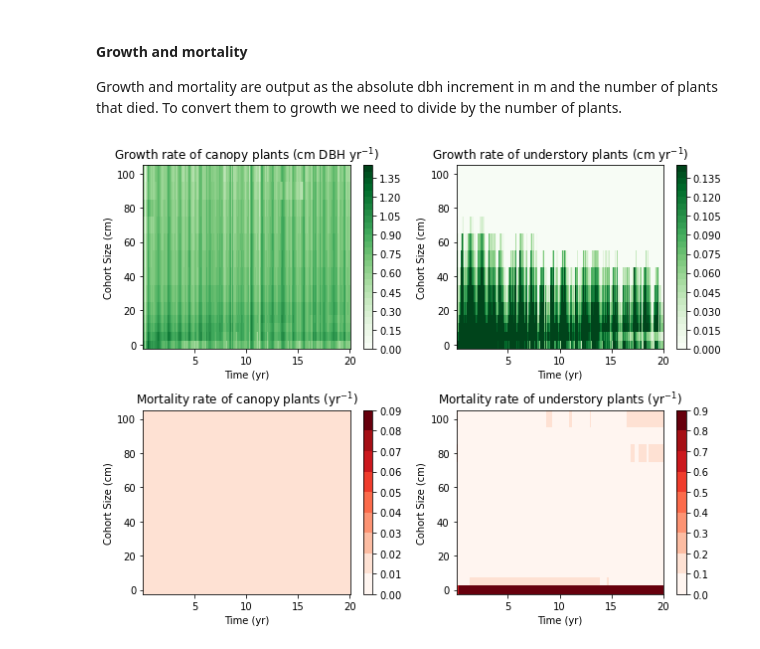
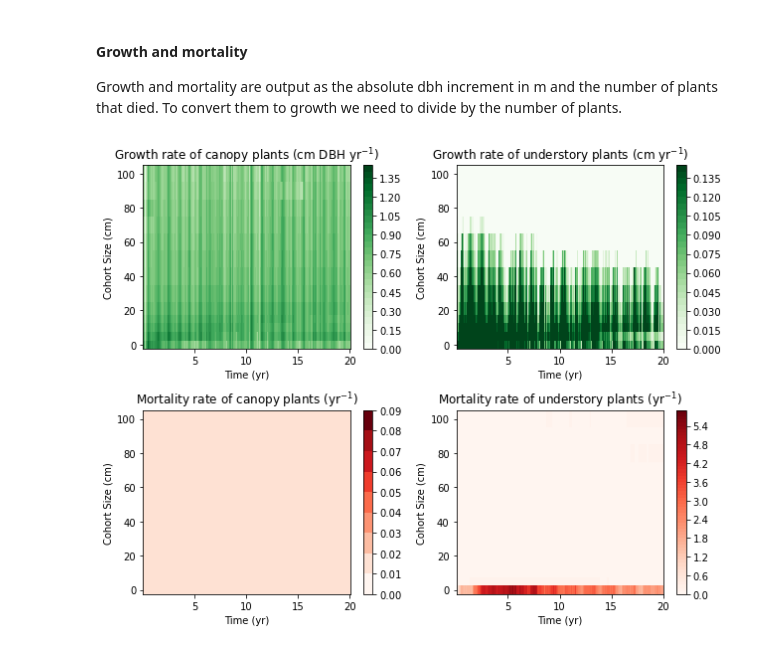
Before and after one commit to NGEET/fates-tutorial, a Jupyter notebook: fates-tutorial-jupyter-book/Lesson3_python_version.ipynb, the cells around one changed output. Saved outputs shown, nothing was run; the diff lists cells and outputs as text; code cells hidden in the pictures.

```diff
--- a/fates-tutorial-jupyter-book/Lesson3_python_version.ipynb
+++ b/fates-tutorial-jupyter-book/Lesson3_python_version.ipynb
@@ -175,32 +175,32 @@ f3ax0.set_ylabel('Cohort Size (cm)')
 levels = np.arange(0.,0.15, 0.005)
 cmap = plt.get_cmap('Greens')
 norm = BoundaryNorm(levels, ncolors=cmap.N, clip=True)
 im = f3ax1.pcolormesh(time, cohort_size_bins, np.squeeze(DDBH_UNDERSTORY_SZ / NPLANT_UNDERSTORY_SZ).transpose(), cmap=cmap, norm=norm)
 fig3.colorbar(im, ax=f3ax1)
 f3ax1.set_title(r'Growth rate of understory plants (cm yr$^{-1}$)')
 f3ax1.set_xlabel('Time (yr)')
 f3ax1.set_ylabel('Cohort Size (cm)')
 
 ## set up the third plot: mortality rate in the canopy, in units of fraction of trees per year of a given size class and canopy position
 levels = np.arange(0.,0.1, 0.01)
 cmap = plt.get_cmap('Reds')
 norm = BoundaryNorm(levels, ncolors=cmap.N, clip=True)
 im = f3ax2.pcolormesh(time, cohort_size_bins, np.squeeze(MORT_CANOPY_SZ / NPLANT_CANOPY_SZ).transpose(), cmap=cmap, norm=norm)
 fig3.colorbar(im, ax=f3ax2)
 f3ax2.set_title(r'Mortality rate of canopy plants (yr$^{-1}$)')
 f3ax2.set_xlabel('Time (yr)')
 f3ax2.set_ylabel('Cohort Size (cm)')
 
 ## set up the fourth plot: mortality rate in the understory, units as above
-levels = np.arange(0.,1.0, 0.1)
+levels = np.arange(0.,6.0, 0.1)
 cmap = plt.get_cmap('Reds')
 norm = BoundaryNorm(levels, ncolors=cmap.N, clip=True)
 im = f3ax3.pcolormesh(time, cohort_size_bins, np.squeeze(MORT_UNDERSTORY_SZ / NPLANT_UNDERSTORY_SZ).transpose(), cmap=cmap, norm=norm)
 fig3.colorbar(im, ax=f3ax3)
 f3ax3.set_title(r'Mortality rate of understory plants (yr$^{-1}$)')
 f3ax3.set_xlabel('Time (yr)')
 f3ax3.set_ylabel('Cohort Size (cm)')
 
 fig3.tight_layout()
 # %% [output]
-[figure, old version]
+[figure, new version]
```
Also changed, not shown: parts of 3 cells of this notebook, 2 other files.
